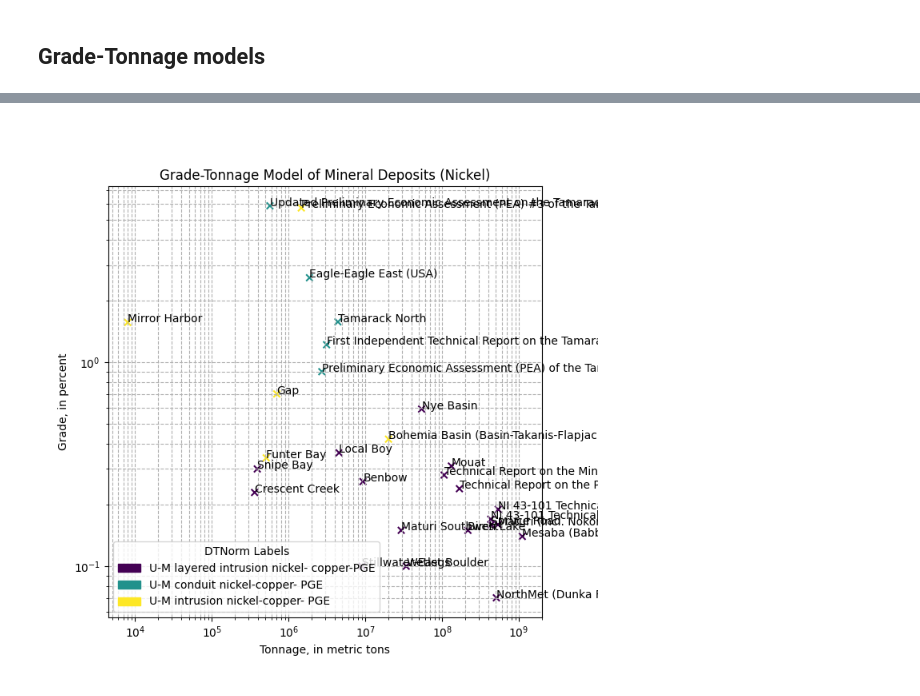
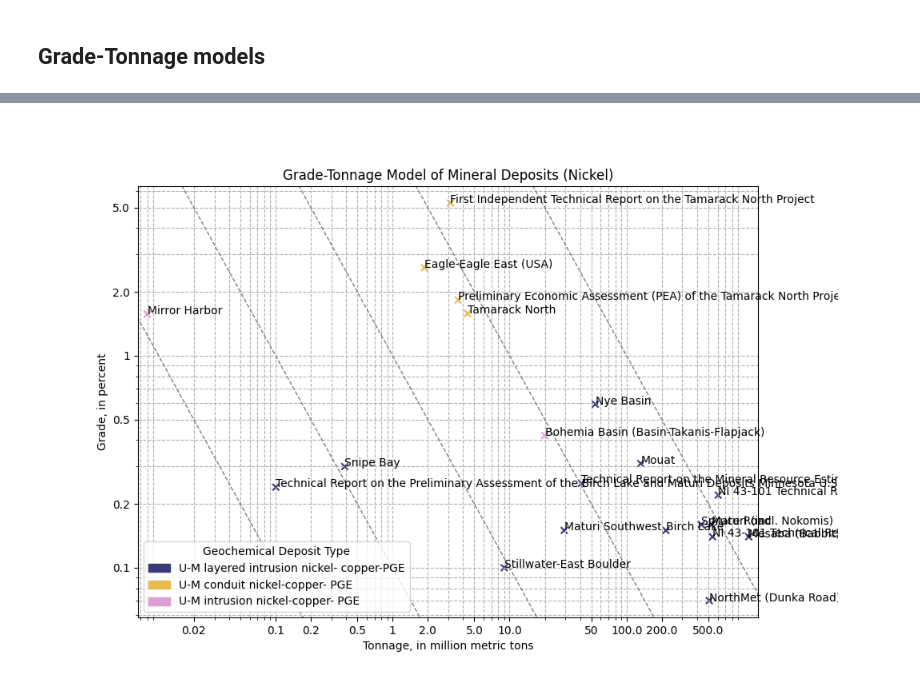
Before and after one commit to binh-vu/ta2-minmod-data, a Jupyter notebook: sandbox/sparql_sandbox.ipynb, the cells around one changed output, grey strips where cells are left out. Cells and saved outputs as stored; diff of their text form; code cells hidden in the pictures.

```diff
--- a/sandbox/sparql_sandbox.ipynb
+++ b/sandbox/sparql_sandbox.ipynb
@@ -646,0 +725,3 @@ mineral_data_df
+# %%
+print(f"taking the {len(mineral_data_df[mineral_data_df['dep_type_score'] == 1.0])} results with 1.0 confidence from all {len(mineral_data_df)} unique sites")
+mineral_data_df = mineral_data_df[mineral_data_df['dep_type_score'] == 1.0]
@@ -647,2 +738,4 @@ mineral_data_df
 # %%
 filtered_mineral_data_df = mineral_data_df[mineral_data_df['mi_cat'].isin(['inferred', 'indicated', 'measured'])]
+filtered_mineral_data_df = filtered_mineral_data_df.drop_duplicates(subset=['ms', 'mi_cat'])
+len(filtered_mineral_data_df)
@@ -649,11 +751,13 @@ filtered_mineral_data_df = mineral_data_df[mineral_data_df['mi_cat'].isin(['infe
 # %%
 # todo: assumes "million tonnes" OR "tonnes" for ore_unit & percent for grade_unit (the case as of today)
 # normalize: convert rows with tonnes to million tonnes
-filtered_mineral_data_df['norm_ore_val'] = filtered_mineral_data_df.apply(lambda row:
-                             row['ore_val'] * 1e6 if row['ore_unit'] == 'million tonnes' else row['ore_val'], axis=1)
+filtered_mineral_data_df['norm_ore_val'] = filtered_mineral_data_df.progress_apply(lambda row:
+                             row['ore_val'] / 1e6 if row['ore_unit'] == 'tonnes' else row['ore_val'], axis=1)
+                             #row['ore_val'] * 1e6 if row['ore_unit'] == 'million tonnes' else row['ore_val'], axis=1)
 # %%
 # pivot the table: new df with each 'mi_cat' as a prefix
-pivot_df = filtered_mineral_data_df.pivot_table(index=['ms', 'ms_name', 'deposit_type', 'dep_type_score'], columns='mi_cat',
+#pivot_df = filtered_mineral_data_df.pivot_table(index=['ms', 'ms_name'], columns='mi_cat',
+pivot_df = filtered_mineral_data_df.pivot_table(index=['ms', 'ms_name', 'deposit_type', 'dep_type_score', 'loc_wkt'], columns='mi_cat',
                           values=['norm_ore_val', 'grade_val', 'cutoff_grade'],
                           aggfunc='first')
 # flatten the MultiIndex in columns
@@ -742,43 +850,77 @@ urls = pivot_df['ms'].values  # URLs corresponding to each point
 
 # Define color for each unique category in 'dtnorm_label_value'
 unique_labels = pivot_df['deposit_type'].unique()
-colors = plt.cm.viridis(np.linspace(0, 1, len(unique_labels)))  # Using 'viridis' colormap
+colors = plt.cm.tab20b(np.linspace(0, 1, len(unique_labels)))  # Using 'viridis' colormap
 color_map = dict(zip(unique_labels, colors))
 
 # Create list of colors for each point
 point_colors = [color_map[label] for label in dtnorm_labels]
 
-plt.figure(figsize=(7, 7))
+plt.figure(figsize=(10, 7))
 scatter = plt.scatter(tonnages, grades, marker='x', c=point_colors, picker=5)  # Enable picking with a tolerance of 5 points
 
 # Logarithmic scale
 plt.xscale('log')
 plt.yscale('log')
 
+# Custom ticks for the x-axis and y-axis
+x_ticks = [0.02, 0.1, 0.2, 0.5, 1, 2.0, 5.0, 10.0, 50, 100.0, 200.00, 500.00]
+y_ticks = [0.02, 0.1, 0.2, 0.5, 1, 2.0, 5.0]
+plt.xticks(x_ticks, labels=[str(x) for x in x_ticks])
+plt.yticks(y_ticks, labels=[str(y) for y in y_ticks])
+
+# Diagonal lines and annotations for constant tonnage-grade products
+i, line_x_p, line_y_p, prev_x_p, prev_y_p = 0, 0, 0, 0, 0
+product_values = [1e-2, 1e-1, 1, 10, 1e2]  # Constant tonnage-grade products to represent
+for i, product in enumerate(product_values):
+    # Calculate the grade at the plot's min and max tonnages for the constant product
+    min_tonnage, max_tonnage = plt.xlim()
+    min_grade = product / min_tonnage
+    max_grade = product / max_tonnage
+    # Plot the diagonal line
+    plt.plot([min_tonnage, max_tonnage], [min_grade, max_grade], 'k--', lw=1, color='gray')
+    # Add annotation at a specific point / todo: uncomment
+    # line_x_p = np.sqrt(min_tonnage * max_tonnage)
+    # line_y_p = product / np.sqrt(min_tonnage * max_tonnage)
+    # if product == 10e-2:
+    #     line_x_p, line_y_p = 0.1, 1
+    # elif product == 10e-1:
+    #     line_x_p, line_y_p = 0.5, 2
+    # elif product == 10:
+    #     line_x_p, line_y_p = 0.2, 50
+    # line_x_p *= 1.18
+    # plt.text(line_x_p, line_y_p,
+    #          f'{product*10e3} metric tons', rotation=-33, verticalalignment='bottom', horizontalalignment='right', color='gray')
+
 # Labels and title
-plt.xlabel('Tonnage, in metric tons')
+plt.xlabel('Tonnage, in million metric tons')
 plt.ylabel('Grade, in percent')
 plt.title('Grade-Tonnage Model of Mineral Deposits (Nickel)')
 
 plt.grid(True, which="both", ls="--")
 
 # Annotations
 for i, txt in enumerate(names):
     plt.annotate(txt, (tonnages[i], grades[i]))
 
 # Legend
 legend_handles = [mpatches.Patch(color=color_map[label], label=label) for label in unique_labels]
-plt.legend(handles=legend_handles, title="DTNorm Labels", loc='lower left')
+plt.legend(handles=legend_handles, title="Geochemical Deposit Type", loc='lower left')
 
 # Function to open URL on click
 def on_pick(event):
     ind = event.ind[0]  # Index of the picked scatter point
     url = urls[ind]
     webbrowser.open(url)  # Open the URL
 
+# Set x-axis bounds
+plt.xlim(pivot_df['total_tonnage'].min()/1.2, pivot_df['total_tonnage'].max()*1.2)
+# Set y-axis bounds
+plt.ylim(pivot_df['total_grade'].min()/1.2, pivot_df['total_grade'].max()*1.2)
+
 # Connect the pick event to the on_pick function
 plt.gcf().canvas.mpl_connect('pick_event', on_pick)
 
 plt.show()
 # %% [output]
-[figure, old version]
+[figure, new version]
```
Also changed, not shown: parts of 51 cells of this notebook, 1 other file.
